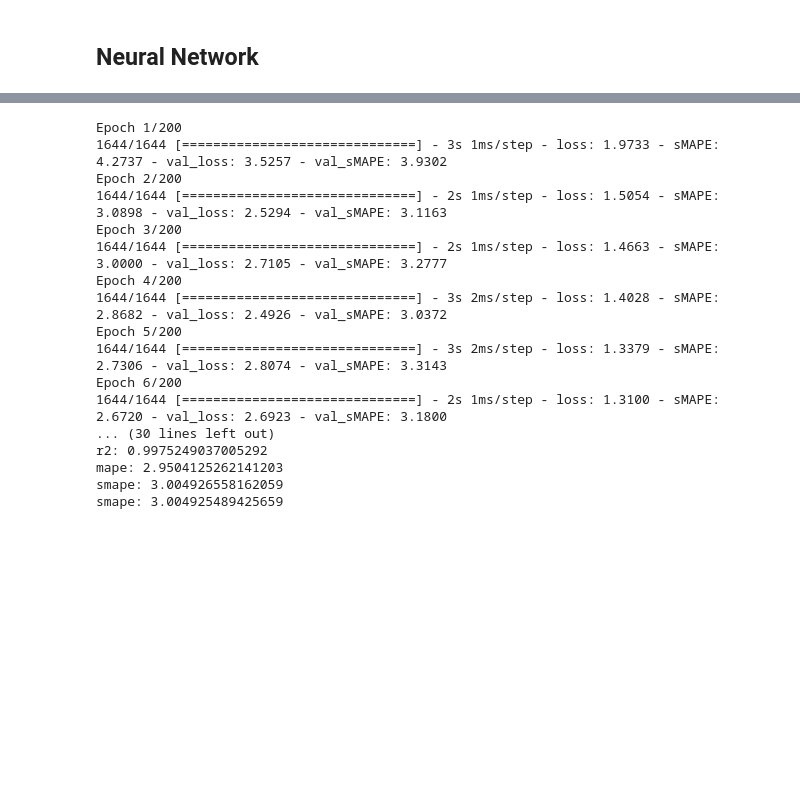
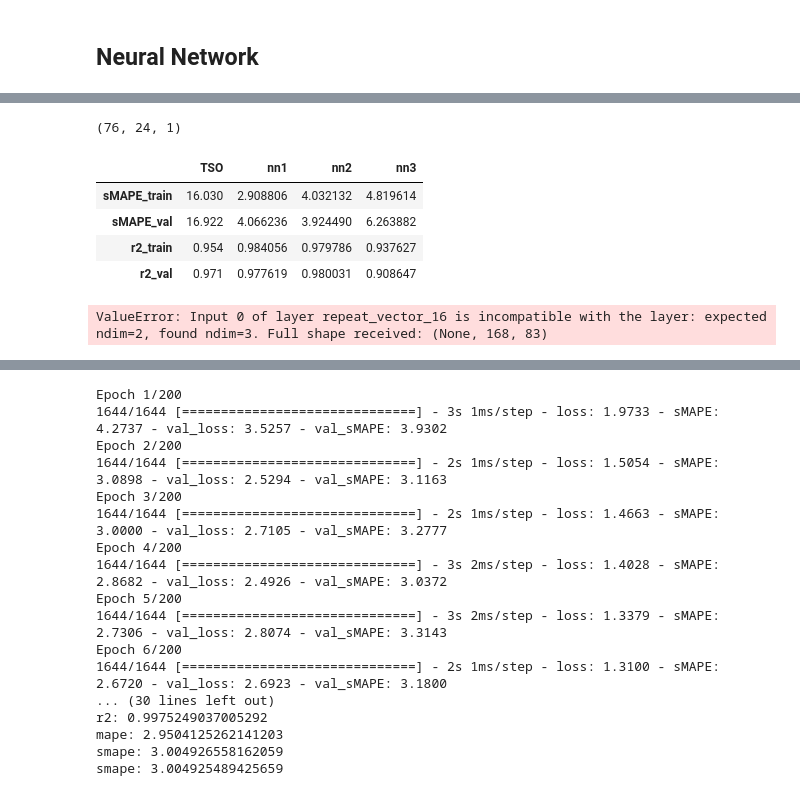
Before and after one commit to EvanHolder/Predicting-Energy-Markets-in-Spain, a Jupyter notebook: notebooks/NeuralNets.ipynb, the cells around one changed output, grey strips where cells are left out. Saved outputs shown, nothing was run; the diff lists cells and outputs as text; code cells hidden in the pictures; blank space fills up the shorter version.

Commit message:
add dnn, lstm

```diff
--- a/notebooks/NeuralNets.ipynb
+++ b/notebooks/NeuralNets.ipynb
@@ -183,0 +467,4 @@ smape: 4.0714497566223145
+# %%
+X_train, y_train, X_val, y_val = split_data(df_lag.drop(columns=price_drop), 2020, 'price_actual')
+X_train, y_train = resample((X_train, y_train), 24*7, 24, 24)
+X_val, y_val = resample((X_val,y_val), 24*7, 24, 24)
@@ -183,0 +545,6 @@ smape: 4.0714497566223145
+# %%
+n = len(X_train)/24
+i = 0
+while i < (len(X_train)):
+    X_train, y_train = next(win)
+    i += 24
@@ -183,0 +561,10 @@ smape: 4.0714497566223145
+# %%
+input_shape = (X_train.shape[1], X_train.shape[2])
+# Instantiate model and build layers
+nn = models.Sequential()
+nn.add(layers.LSTM(60, activation='tanh', input_shape=input_shape))
+nn.add(layers.RepeatVector(y_train.shape[1]))
+nn.add(layers.LSTM(24, activation='tanh', return_sequences=True))
+nn.add(TimeDistributed(layers.Dense(1)))
+# %%
+nn3 = compile_fit(nn, (X_train, y_train), (X_val, y_val))
@@ -183,0 +589,24 @@ smape: 4.0714497566223145
+# %%
+preds = nn3.predict(X_val)
+preds.shape
+# %% [output]
+(76, 24, 1)
+# %%
+results_actual['nn3'] = compute_metrics(nn3,(X_train,y_train), (X_val,y_val))
+results_actual
+# %% [output]
+|  | TSO | nn1 | nn2 | nn3 |
+| sMAPE_train | 16.030 | 2.908806 | 4.032132 | 4.819614 |
+| sMAPE_val | 16.922 | 4.066236 | 3.924490 | 6.263882 |
+| r2_train | 0.954 | 0.984056 | 0.979786 | 0.937627 |
+| r2_val | 0.971 | 0.977619 | 0.980031 | 0.908647 |
+# %%
+input_shape = (X_train.shape[1], X_train.shape[2])
+# Instantiate model and build layers
+nn = models.Sequential()
+nn.add(layers.LSTM(83, activation='tanh', input_shape=input_shape, return_sequences=True))
+nn.add(layers.RepeatVector(y_train.shape[1]))
+nn.add(layers.Dense(24, activation='relu'))
+nn.add(TimeDistributed(layers.Dense(1)))
+# %% [output]
+ValueError: Input 0 of layer repeat_vector_16 is incompatible with the layer: expected ndim=2, found ndim=3. Full shape received: (None, 168, 83)
```
Also changed, not shown: parts of 82 cells of this notebook.
